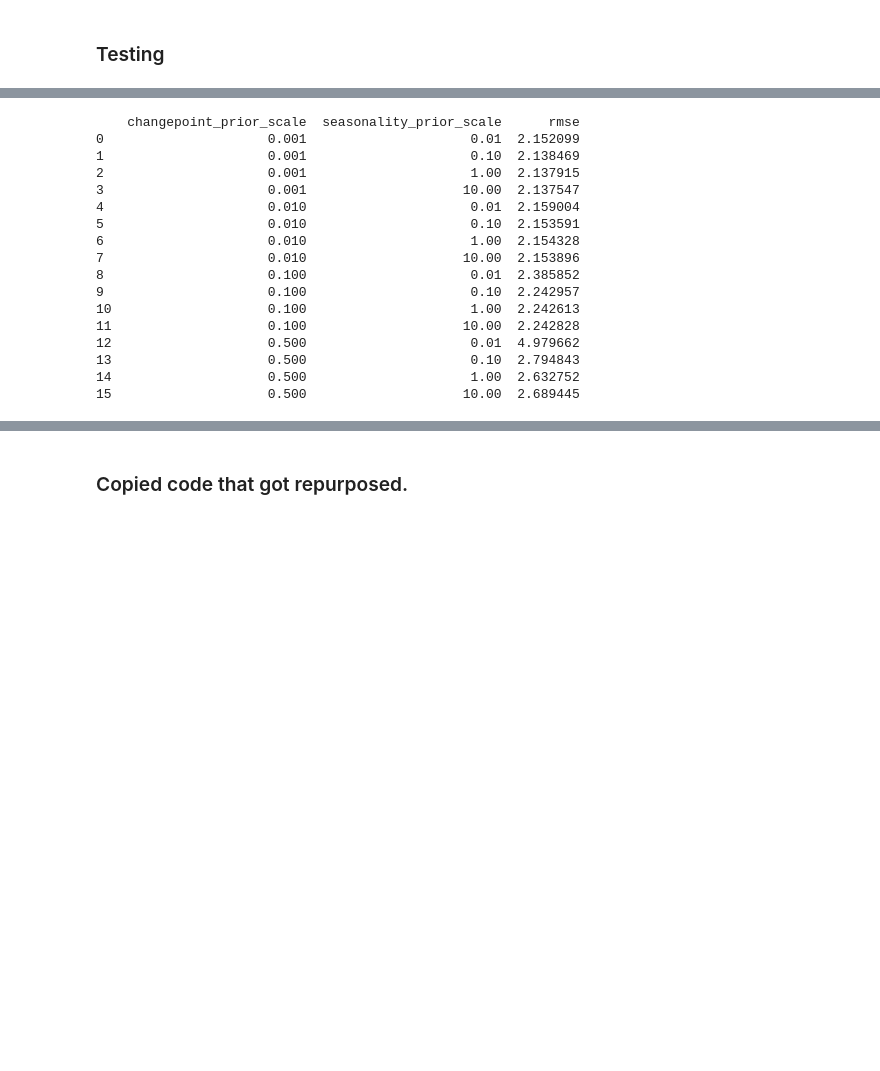
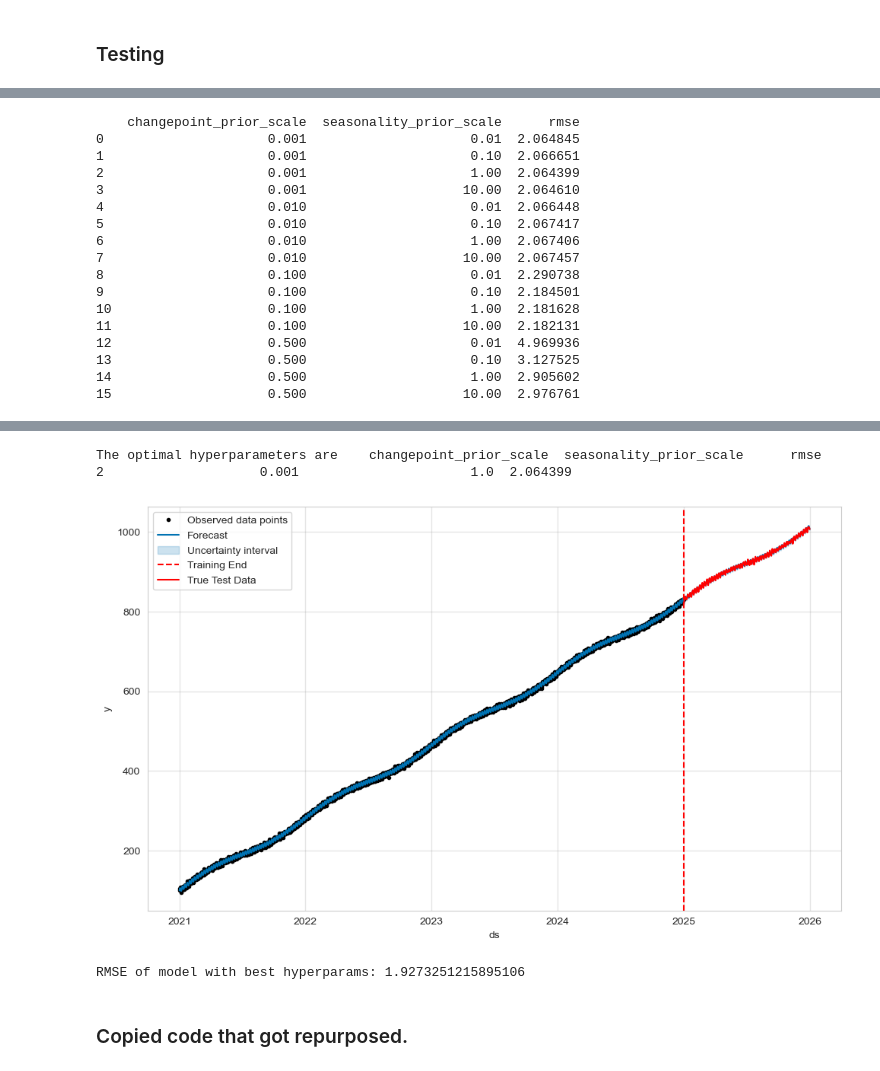
Before and after one commit to Erdos-Projects/predicting-day-ahead-solar-power-production, a Jupyter notebook: notebooks/eda/WG/Prophet.ipynb, the cells around one changed output, grey strips where cells are left out. Cells and saved outputs as stored; diff of their text form; code cells hidden in the pictures; blank space fills up the shorter version.

```diff
--- a/notebooks/eda/WG/Prophet.ipynb
+++ b/notebooks/eda/WG/Prophet.ipynb
@@ -203,5 +261,5 @@ print(df_cv.to_string())
 # %%
-# Python
+
 import itertools
 import numpy as np
 import pandas as pd
@@ -216,14 +274,42 @@ all_params = [dict(zip(param_grid.keys(), v)) for v in itertools.product(*param_
 rmses = []  # Store the RMSEs for each params here
 
 # Use cross validation to evaluate all parameters
+best_rmse = 5
 for params in all_params:
-    m = Prophet(**params).fit(df)  # Fit model with given params
+    m = Prophet(**params)
+    m.fit(df_tr)  # Fit model with given params
     df_cv = cross_validation(m, initial='365 days', period='45 days', horizon = '90 days', parallel="processes")
     df_p = performance_metrics(df_cv, rolling_window=1)
-    rmses.append(df_p['rmse'].values[0])
+    rmse = df_p['rmse'].values[0]
+    rmses.append(rmse)
 
 # Find the best parameters
 tuning_results = pd.DataFrame(all_params)
 tuning_results['rmse'] = rmses
 print(tuning_results)
+
+# Get params for min rmse in tuning_results. Create Prophet model with these params. Fit test data
+best_row = tuning_results[tuning_results['rmse'] == min(rmses)]
+best_cps = best_row.iloc[0]['changepoint_prior_scale']
+best_sps = best_row.iloc[0]['seasonality_prior_scale']
+model = Prophet(changepoint_prior_scale=best_cps, seasonality_prior_scale=best_sps).fit(df_tr)
+
+# Make the forecast
+future_df = model.make_future_dataframe(periods=365, freq='D', include_history=True)
+forecast = model.predict(future_df)
+
+# Plot the time series
+forecast_plot = model.plot(forecast)
+
+# add a vertical line at the end of the training period
+axes = forecast_plot.gca()
+axes.axvline(x=end_date, color='red', linestyle='--', label='Training End')
+
+# plot true test data for the period after the red line
+plt.plot(df_tst['ds'], df_tst['y'],'r', markersize=3, label='True Test Data')
+
+# show the legend to distinguish between the lines
+plt.legend()
+
+print("The optimal hyperparameters are", best_row)
 # %% [output]
@@ -246,18 +332,18 @@ Seasonality has period of 365.25 days which is larger than initial window. Consi
 Seasonality has period of 365.25 days which is larger than initial window. Consider increasing initial.
     changepoint_prior_scale  seasonality_prior_scale      rmse
-0                     0.001                     0.01  2.152099
-1                     0.001                     0.10  2.138469
-2                     0.001                     1.00  2.137915
-3                     0.001                    10.00  2.137547
-4                     0.010                     0.01  2.159004
-5                     0.010                     0.10  2.153591
-6                     0.010                     1.00  2.154328
-7                     0.010                    10.00  2.153896
-8                     0.100                     0.01  2.385852
-9                     0.100                     0.10  2.242957
-10                    0.100                     1.00  2.242613
-11                    0.100                    10.00  2.242828
-12                    0.500                     0.01  4.979662
-13                    0.500                     0.10  2.794843
-14                    0.500                     1.00  2.632752
-15                    0.500                    10.00  2.689445
+0                     0.001                     0.01  2.064845
+1                     0.001                     0.10  2.066651
+2                     0.001                     1.00  2.064399
+3                     0.001                    10.00  2.064610
+4                     0.010                     0.01  2.066448
+5                     0.010                     0.10  2.067417
+6                     0.010                     1.00  2.067406
+7                     0.010                    10.00  2.067457
+8                     0.100                     0.01  2.290738
+9                     0.100                     0.10  2.184501
+10                    0.100                     1.00  2.181628
+11                    0.100                    10.00  2.182131
+12                    0.500                     0.01  4.969936
+13                    0.500                     0.10  3.127525
+14                    0.500                     1.00  2.905602
+15                    0.500                    10.00  2.976761
@@ -264,3 +352,17 @@ Seasonality has period of 365.25 days which is larger than initial window. Consi
+The optimal hyperparameters are    changepoint_prior_scale  seasonality_prior_scale      rmse
+2                    0.001                      1.0  2.064399
+[figure, added]
+# %%
+# calculate rmse of optimized model
+
+#end_date = pd.to_datetime('2024-12-31')
+#mask2 = (df['ds'] > end_date)
+future_forecast = forecast.loc[mask2]
+
+rmse = root_mean_squared_error(df_tst['y'], future_forecast['yhat'])
+print("RMSE of model with best hyperparams:", rmse)
+# %% [output]
+RMSE of model with best hyperparams: 1.9273251215895106
 # %% [markdown]
 ### Copied code that got repurposed.
 # %%
```
Also changed, not shown: parts of 4 cells of this notebook.
